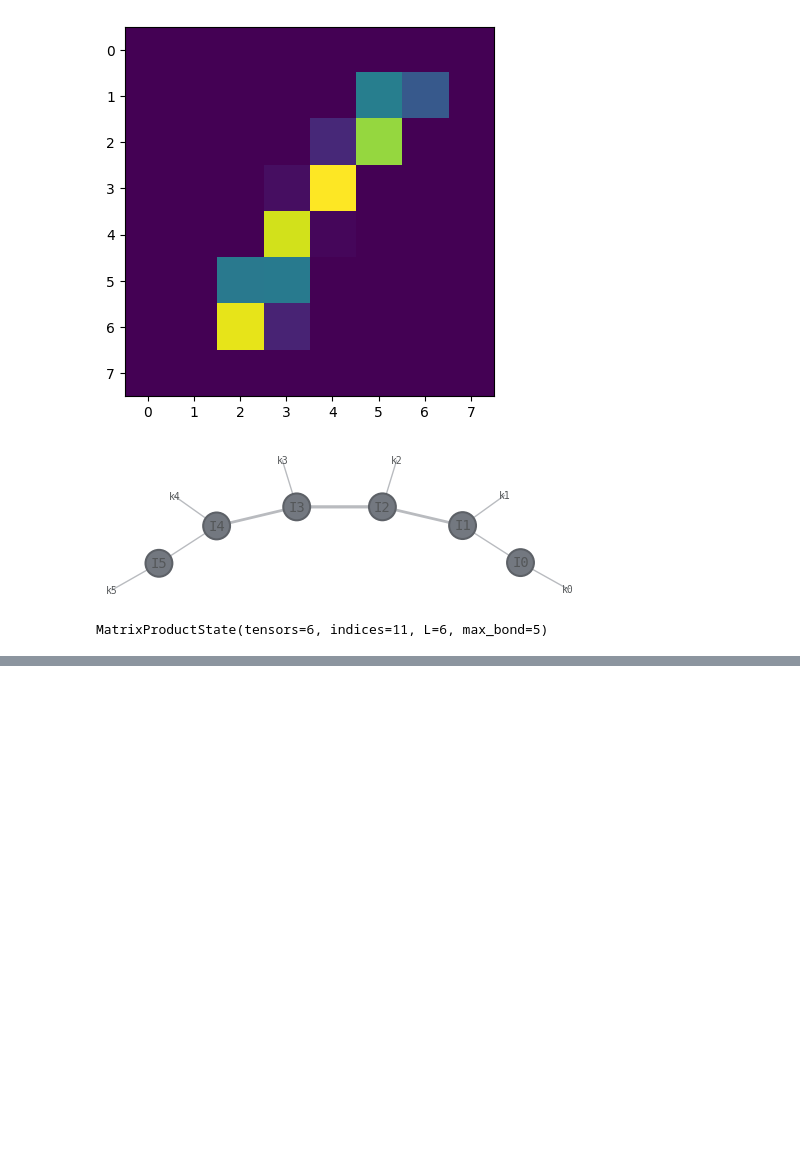
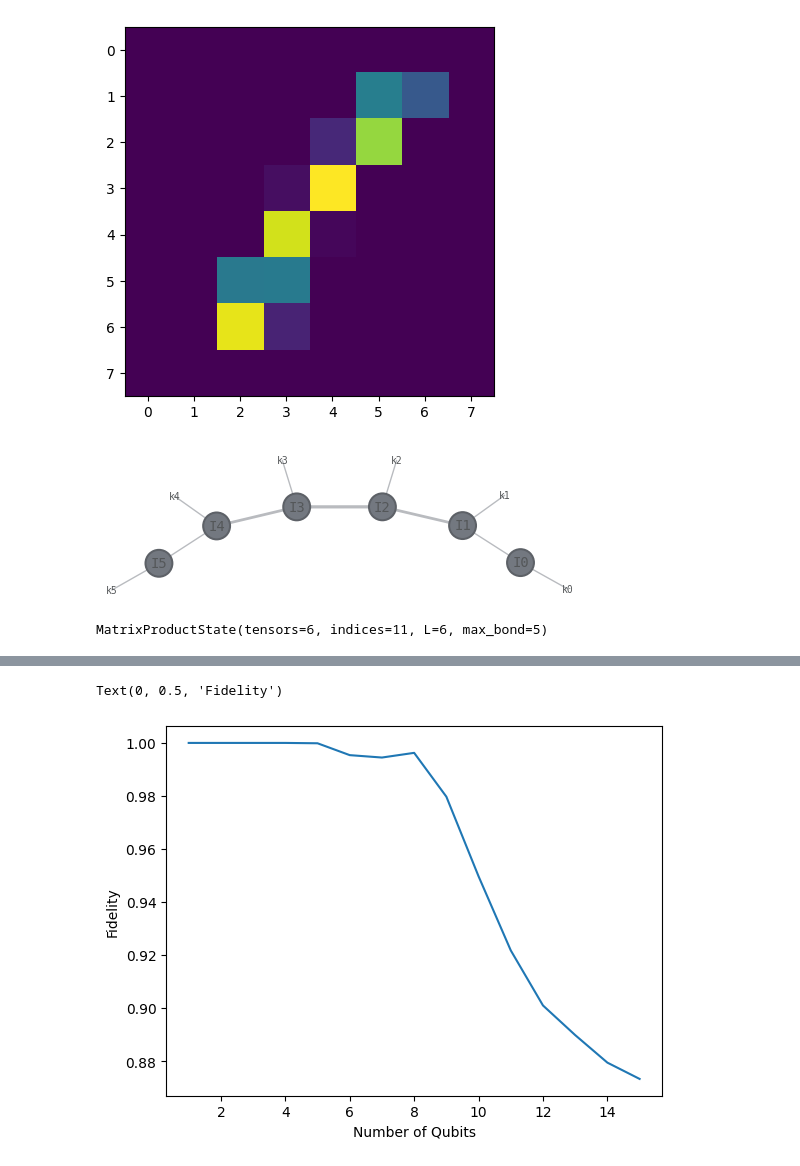
Before and after one commit to Qualition/qmprs, a Jupyter notebook: notebooks/Creating and Manipulating MPS.ipynb, the cells around one changed output, grey strips where cells are left out. Saved outputs shown, nothing was run; the diff lists cells and outputs as text; code cells hidden in the pictures; blank space fills up the shorter version.

Commit message:
Added some experiment results
- Added some experiments to the notebooks.
- Added better documentation.
- Moved `tree_RG_randMPS_d2hD_send.py` to local .temp folder.

```diff
--- a/notebooks/Creating and Manipulating MPS.ipynb
+++ b/notebooks/Creating and Manipulating MPS.ipynb
@@ -110,0 +143,14 @@ plt.imshow(statevector.reshape(8, 8))
+# %%
+num_qubits = 7
+
+state = np.random.rand(2**num_qubits) + 1j * np.random.rand(2**num_qubits)
+state /= np.linalg.norm(state)
+
+mps = MPS(statevector=state, bond_dimension=64)
+
+sequential_encoder = Sequential(QiskitCircuit)
+circuit = sequential_encoder.prepare_mps(mps, num_layers=8)
+
+statevector = circuit.get_statevector()
+
+print(abs(np.dot(state.conj(), statevector)))
@@ -110,0 +206,2 @@ plt.imshow(statevector.reshape(8, 8))
+# %%
+fidelities, depths = generate_plot(10, 0.05)
@@ -110,0 +214,7 @@ plt.imshow(statevector.reshape(8, 8))
+# %%
+plt.plot(range(1, 16), fidelities)
+plt.xlabel('Number of Qubits')
+plt.ylabel('Fidelity')
+# %% [output]
+Text(0, 0.5, 'Fidelity')
+[figure, added]
```
Also changed, not shown: parts of 50 cells of this notebook, 9 other files.
